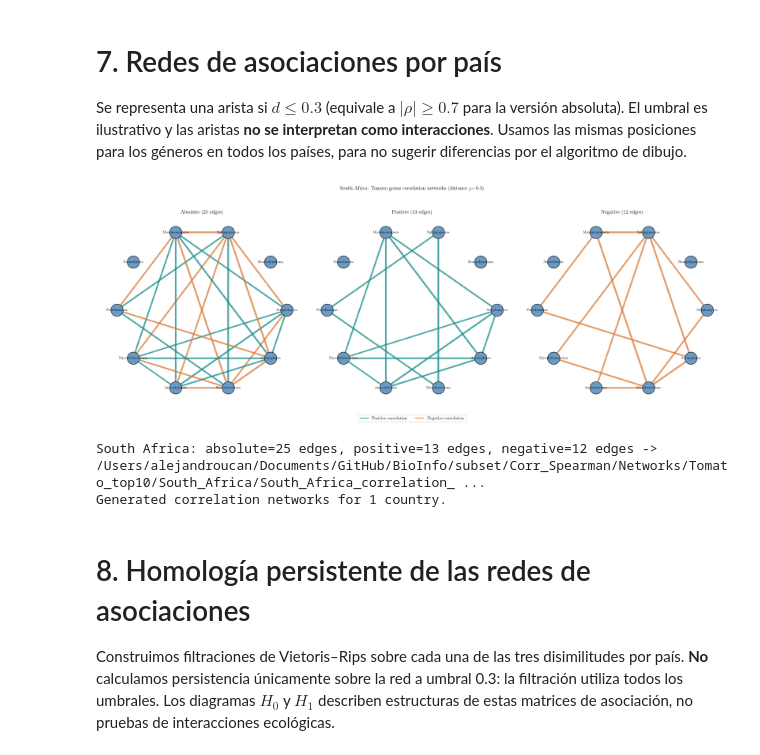
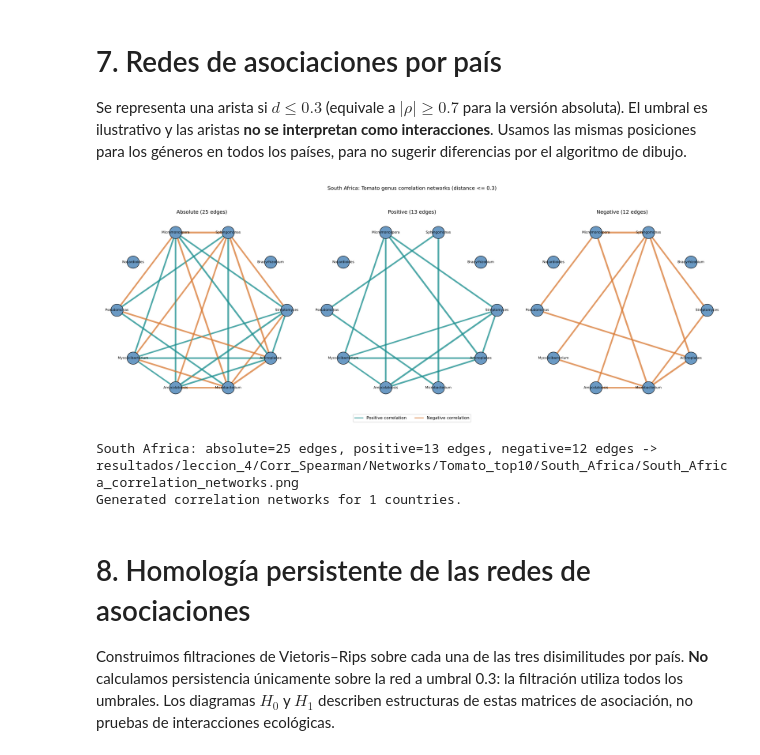
Before and after one commit to MicroAgroBiome/Curso_Invierno_2026, a Jupyter notebook: notebooks/leccion04_TDA_v2.ipynb, the cells around one changed output. Drawn from its saved outputs; the diff is of its cells as text; code cells hidden in the pictures.

```diff
--- a/notebooks/leccion04_TDA_v2.ipynb
+++ b/notebooks/leccion04_TDA_v2.ipynb
@@ -59,8 +81,8 @@ print(os.listdir(workdir))
 # 1. Lectura y exploración de datos
 # %%
 #| label: l4-cargar-datos
-# Establecer la ruta del archivo BIOM (asegúrate de cambiarlo a tu ruta local)
-BIOM_PATH= archivo = os.path.join(workdir, "taller_genus.biom")
+# Ruta del archivo BIOM (carpeta definida en la celda de Setup)
+BIOM_PATH = os.path.join(workdir, "taller_genus.biom")
 
 # Cargar la tabla BIOM
 table = biom.load_table(BIOM_PATH)
@@ -574,7 +597,7 @@ def create_complex(distance_matrix, label=''):
     simplex_tree = rips_complex.create_simplex_tree(max_dimension=3)
     persistence = simplex_tree.persistence()
 
-    output_dir = os.path.join(workdir, 'Diagramas_Persistencia')
+    output_dir = os.path.join(RESULTS_PATH, 'Diagramas_Persistencia')
     os.makedirs(output_dir, exist_ok=True)
     file_prefix = f"{re.sub(r'[^A-Za-z0-9_-]+', '_', str(label)).strip('_')}_" if label else ''
     title_prefix = f'{label} - ' if label else ''
@@ -731,7 +754,7 @@ south_africa_genus_counts_all = south_africa_counts.groupby(
 top_genera_south_africa = south_africa_genus_counts_all.sum(axis=1).nlargest(top_n_genera).index
 south_africa_genus_counts = south_africa_genus_counts_all.loc[top_genera_south_africa]
 
-corr_output_dir = os.path.join(workdir, 'Corr_Spearman', 'South_Africa')
+corr_output_dir = os.path.join(RESULTS_PATH, 'Corr_Spearman', 'South_Africa')
 suffix = 'tomato_south_africa'
 
 corr_matrix_south_africa, pval_matrix_south_africa = spearman_corr_matrix(
@@ -819,7 +842,7 @@ for country_name in countries_to_process:
     top10_genus_counts = genus_counts_all.loc[top_genera]
 
     country_slug = re.sub(r'[^A-Za-z0-9_-]+', '_', country_name).strip('_')
-    country_output_dir = os.path.join(workdir, 'Corr_Spearman', country_slug)
+    country_output_dir = os.path.join(RESULTS_PATH, 'Corr_Spearman', country_slug)
     suffix = f'tomato_{country_slug.lower()}'
 
     corr_matrix, pval_matrix = spearman_corr_matrix(
@@ -886,7 +911,7 @@ Se representa una arista si $d \leq 0.3$ (equivale a $|\rho|\geq 0.7$ para la ve
 # | label: l4-coocurrence_graphs
 max_correlation_distance = 0.3
 correlation_networks_by_country = {}
-network_output_root = os.path.join(workdir, 'Corr_Spearman', 'Networks', 'Tomato_top10')
+network_output_root = os.path.join(RESULTS_PATH, 'Corr_Spearman', 'Networks', 'Tomato_top10')
 
 country_correlation_data = {
     country_name: {
@@ -977,36 +1002,36 @@ for country_name, country_data in country_correlation_data.items():
         f'{country_name}: Tomato genus correlation networks '
         f'(distance <= {max_correlation_distance})'
     )
     fig.legend(
         handles=[
             plt.Line2D([], [], color='#168C8C', label='Positive correlation'),
             plt.Line2D([], [], color='#D97832', label='Negative correlation'),
         ],
         loc='lower center', ncol=2
     )
     fig.tight_layout(rect=[0, 0.06, 1, 0.94])
 
     country_slug = re.sub(r'[^A-Za-z0-9_-]+', '_', country_name).strip('_')
     country_output_dir = os.path.join(network_output_root, country_slug)
     os.makedirs(country_output_dir, exist_ok=True)
     graph_path = os.path.join(country_output_dir, f'{country_slug}_correlation_networks.png')
     fig.savefig(graph_path, bbox_inches='tight', dpi=180)
     plt.show()
     plt.close(fig)
 
     correlation_networks_by_country[country_name] = graphs
     print(
         f'{country_name}: ' + ', '.join(
             f'{graph_type}={graphs[graph_type].number_of_edges()} edges'
             for graph_type in graph_types
         ) + f' -> {graph_path}'
     )
 
 print(f'Generated correlation networks for {len(correlation_networks_by_country)} countries.')
 # %% [output]
-[figure, old version]
+[figure, new version]
-South Africa: absolute=25 edges, positive=13 edges, negative=12 edges -> /Users/alejandroucan/Documents/GitHub/BioInfo/subset/Corr_Spearman/Networks/Tomato_top10/South_Africa/South_Africa_correlation_ ...
-Generated correlation networks for 1 country.
+South Africa: absolute=25 edges, positive=13 edges, negative=12 edges -> resultados/leccion_4/Corr_Spearman/Networks/Tomato_top10/South_Africa/South_Africa_correlation_networks.png
+Generated correlation networks for 1 countries.
 # %% [markdown]
 # 8. Homología persistente de las redes de asociaciones
 
```
Also changed, not shown: parts of 16 cells of this notebook, 3 other files.
